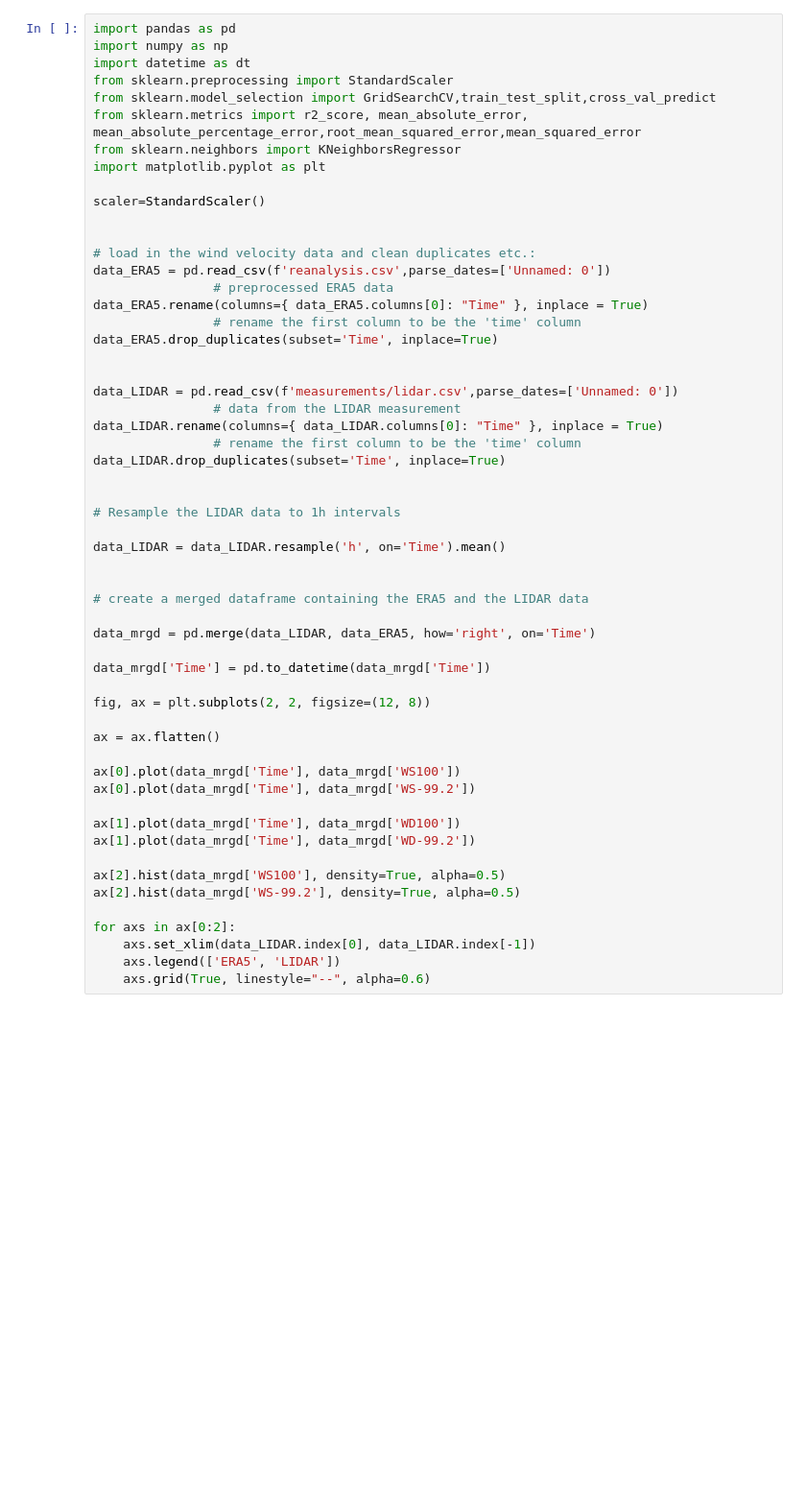
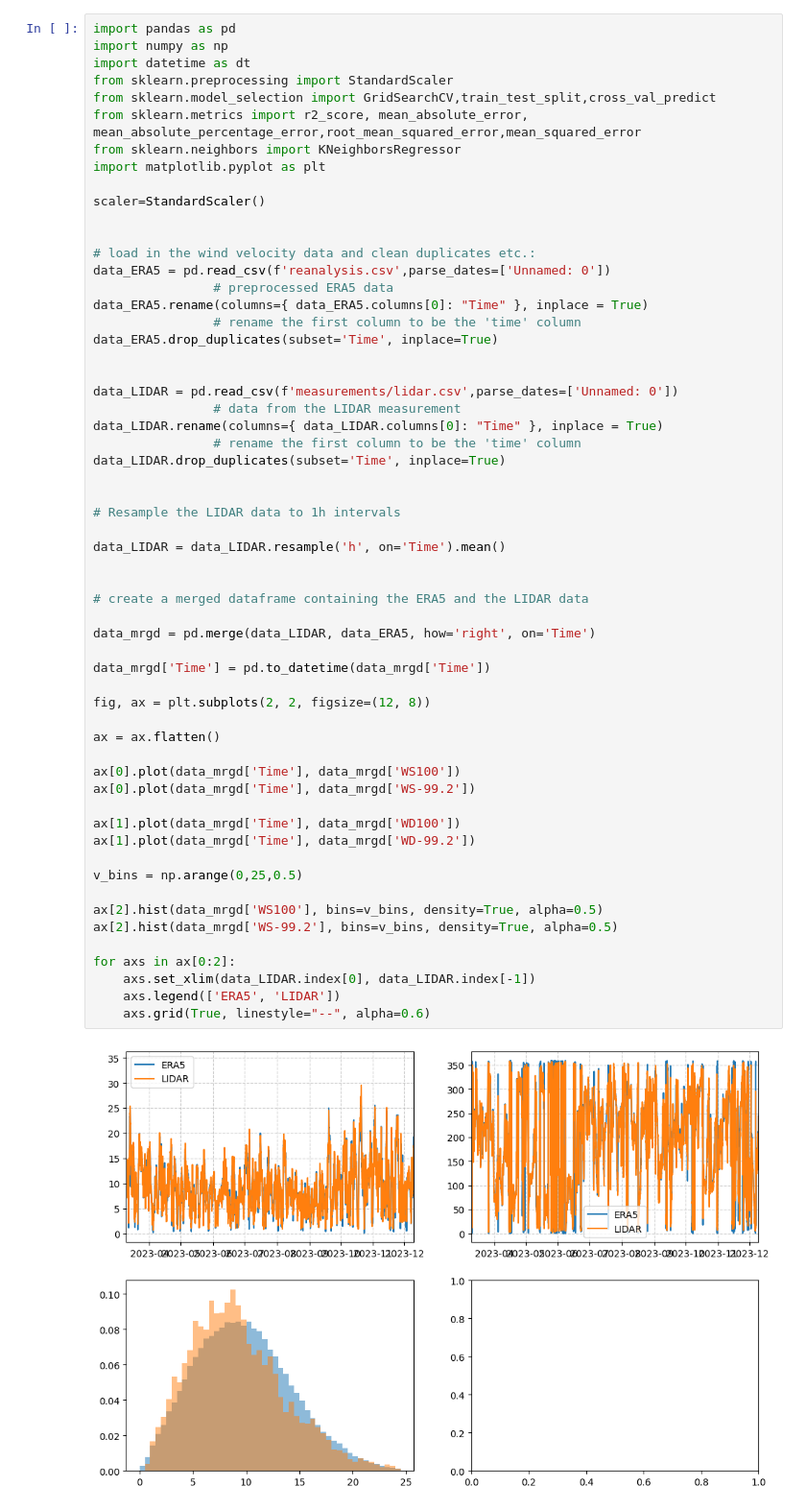
Before and after one commit to Nuwa13/Project_Python_Programming_in_Energy_Science, a Jupyter notebook: ReadingData.ipynb, the cells around one changed output. Shown at 96% size. Drawn from its saved outputs; the diff is of its cells as text; blank space fills up the shorter version.

```diff
--- a/ReadingData.ipynb
+++ b/ReadingData.ipynb
@@ -25,32 +25,36 @@ data_LIDAR.rename(columns={ data_LIDAR.columns[0]: "Time" }, inplace = True)
                 # rename the first column to be the 'time' column
 data_LIDAR.drop_duplicates(subset='Time', inplace=True)
 
 
 # Resample the LIDAR data to 1h intervals
 
 data_LIDAR = data_LIDAR.resample('h', on='Time').mean()
 
 
 # create a merged dataframe containing the ERA5 and the LIDAR data
 
 data_mrgd = pd.merge(data_LIDAR, data_ERA5, how='right', on='Time')
 
 data_mrgd['Time'] = pd.to_datetime(data_mrgd['Time'])
 
 fig, ax = plt.subplots(2, 2, figsize=(12, 8))
 
 ax = ax.flatten()
 
 ax[0].plot(data_mrgd['Time'], data_mrgd['WS100'])
 ax[0].plot(data_mrgd['Time'], data_mrgd['WS-99.2'])
 
 ax[1].plot(data_mrgd['Time'], data_mrgd['WD100'])
 ax[1].plot(data_mrgd['Time'], data_mrgd['WD-99.2'])
 
-ax[2].hist(data_mrgd['WS100'], density=True, alpha=0.5)
-ax[2].hist(data_mrgd['WS-99.2'], density=True, alpha=0.5)
+v_bins = np.arange(0,25,0.5)
+
+ax[2].hist(data_mrgd['WS100'], bins=v_bins, density=True, alpha=0.5)
+ax[2].hist(data_mrgd['WS-99.2'], bins=v_bins, density=True, alpha=0.5)
 
 for axs in ax[0:2]:
     axs.set_xlim(data_LIDAR.index[0], data_LIDAR.index[-1])
     axs.legend(['ERA5', 'LIDAR'])
     axs.grid(True, linestyle="--", alpha=0.6)
+# %% [output]
+[figure, added]
```
